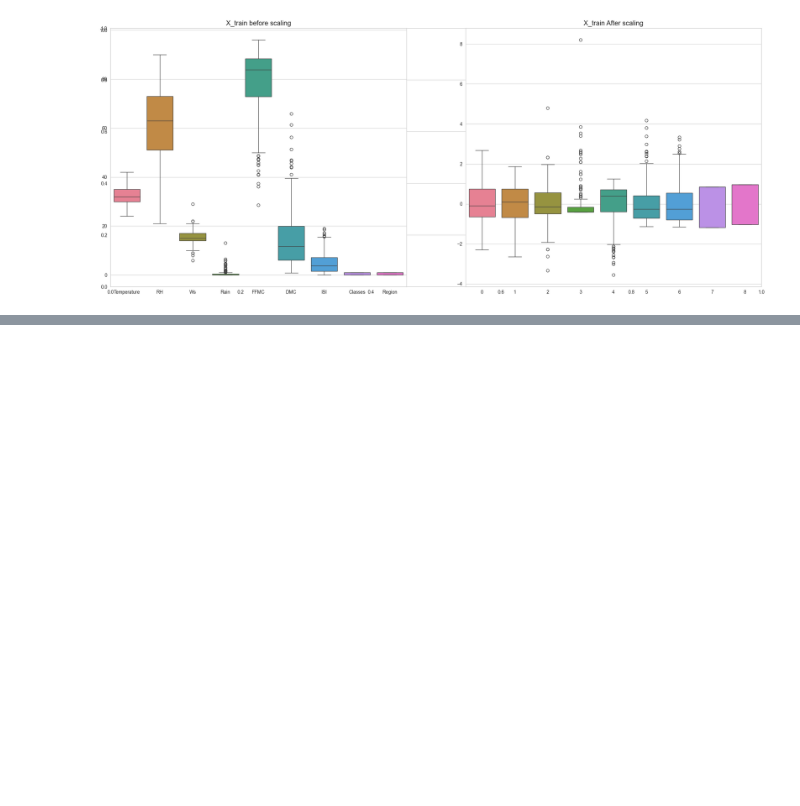
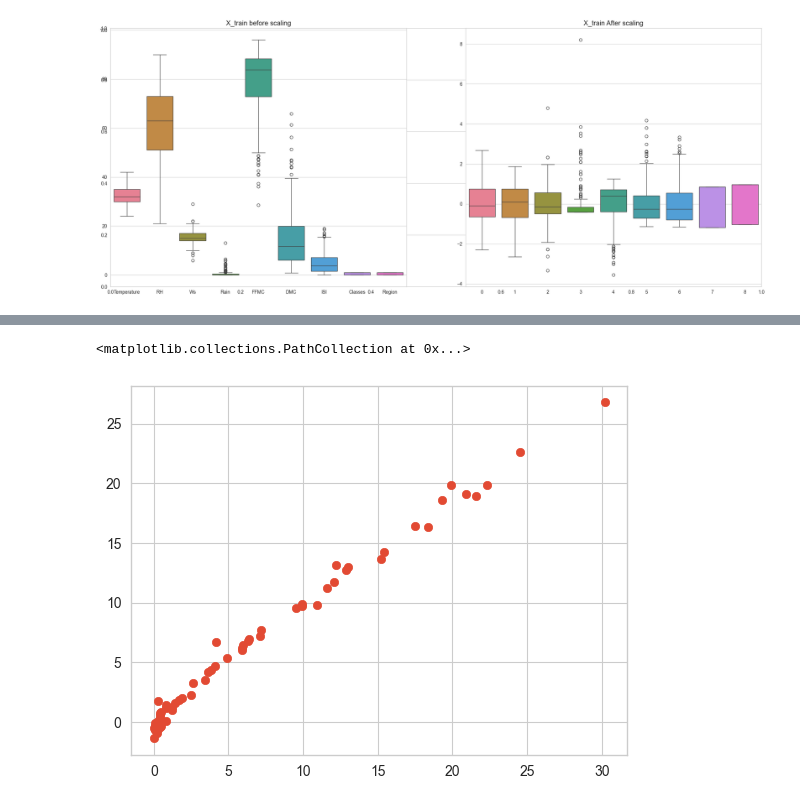
Before and after one commit to ak-pydev/python_practice, a Jupyter notebook: machine-learning/ridgeLasso/ridgeLasso.ipynb, the cells around one changed output, grey strips where cells are left out. Drawn from its saved outputs; the diff is of its cells as text; code cells hidden in the pictures; blank space fills up the shorter version.

```diff
--- a/machine-learning/ridgeLasso/ridgeLasso.ipynb
+++ b/machine-learning/ridgeLasso/ridgeLasso.ipynb
@@ -425,0 +480,10 @@ Text(0.5, 1.0, 'X_train After scaling')
+# %%
+from sklearn.linear_model import LassoCV
+lassoCV = LassoCV(cv=5)
+lassoCV.fit(X_train_scaled,y_train)
+y_pred=lassoCV.predict(X_test_scaled)
+# %%
+plt.scatter(y_test,y_pred)
+# %% [output]
+<matplotlib.collections.PathCollection at 0x...>
+[figure, added]
```
Also changed, not shown: parts of 10 cells of this notebook.
